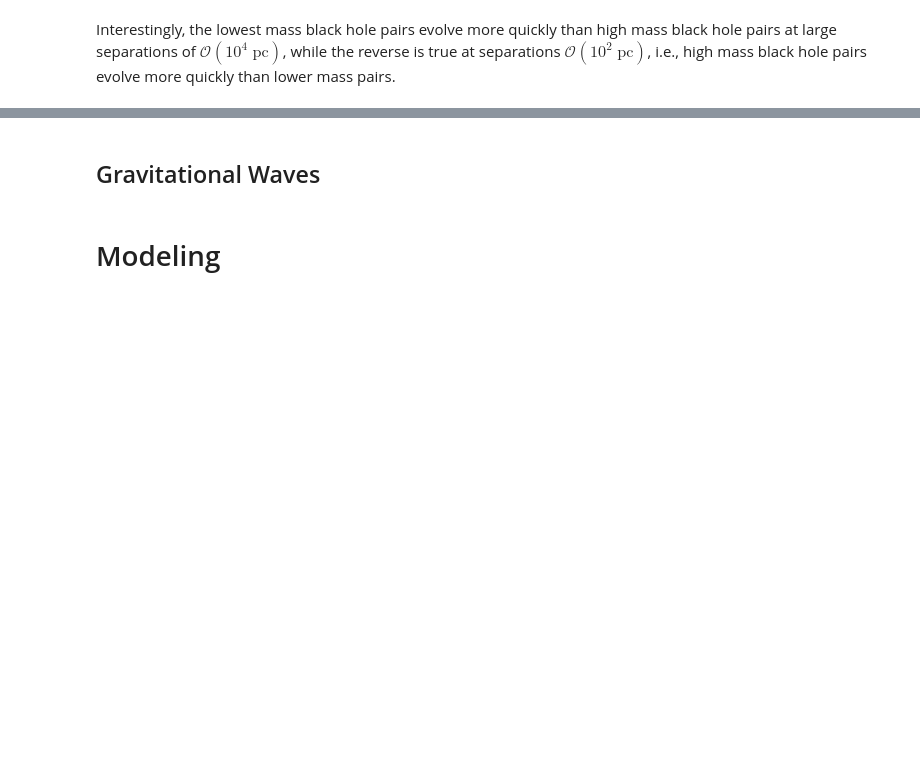
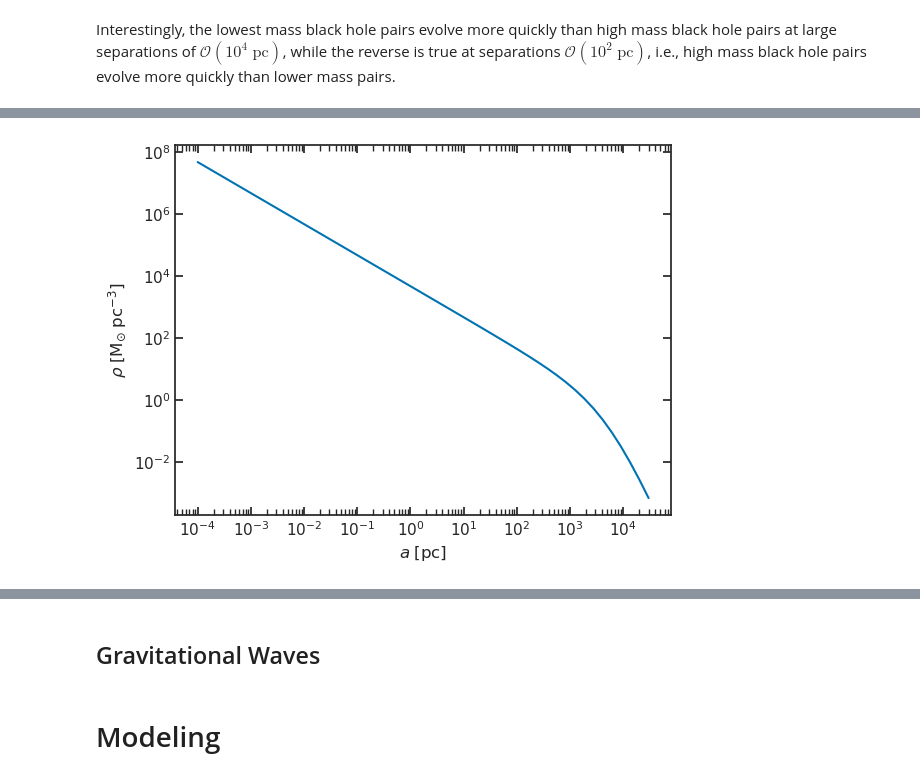
Before and after one commit to jacaseyclyde/oddAGN, a Jupyter notebook: notebooks/3-modeling/3.01-jacc-residence-timescales.ipynb, the cells around one changed output, grey strips where cells are left out. Drawn from its saved outputs; the diff is of its cells as text; code cells hidden in the pictures; blank space fills up the shorter version.

```diff
--- a/notebooks/3-modeling/3.01-jacc-residence-timescales.ipynb
+++ b/notebooks/3-modeling/3.01-jacc-residence-timescales.ipynb
@@ -576,0 +696,18 @@ Interestingly, the lowest mass black hole pairs evolve more quickly than high ma
+# %%
+from oddagn.galaxy_properties import stellar_mass_density
+
+# plot rate of SMBH separation change
+fig, ax = plt.subplots()
+
+rho_test = stellar_mass_density(a_sep, 1e12, gamma=1)
+
+ax.plot(a_sep, rho_test)
+
+ax.set_xlabel(r"$a \; [\mathrm{pc}]$")
+ax.set_xscale("log")
+ax.set_ylabel(r"$\rho \; [\mathrm{M}_{\odot} \; \mathrm{pc}^{-3}]$")
+ax.set_yscale("log")
+
+plt.show()
+# %% [output]
+[figure, added]
```
Also changed, not shown: parts of 14 cells of this notebook, 2 other files.
